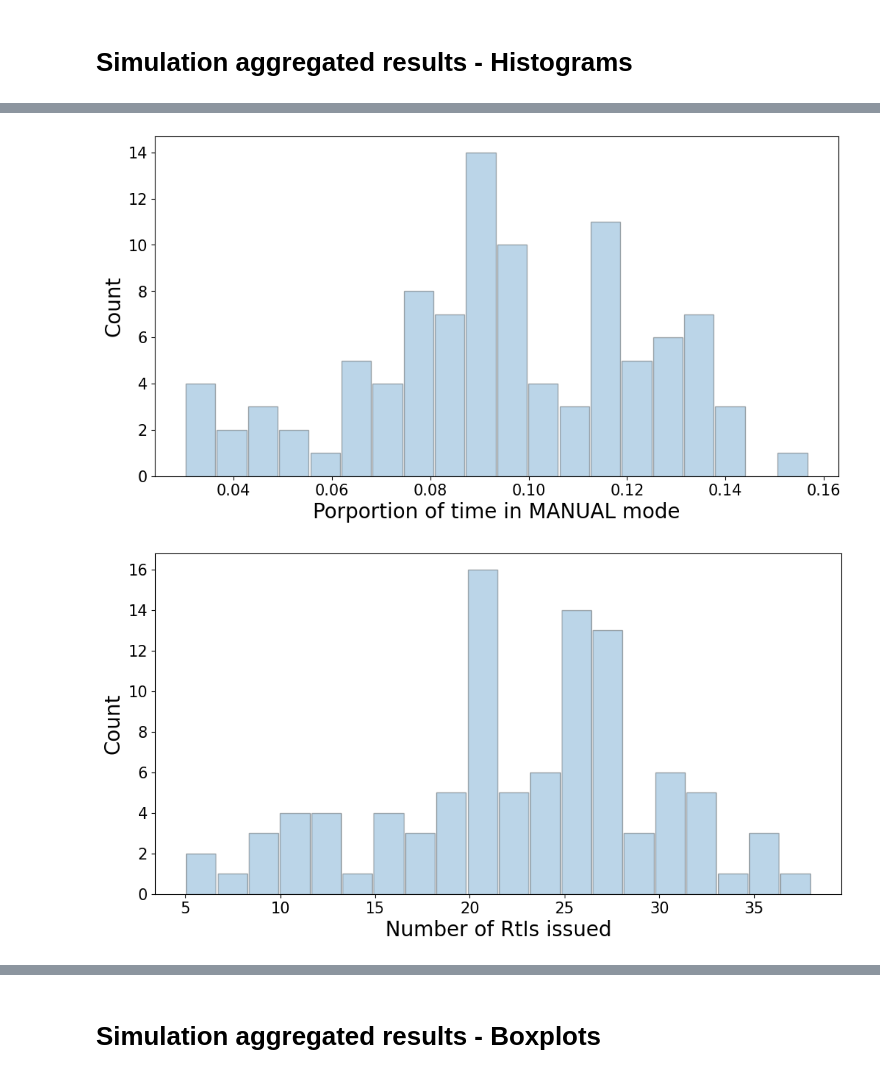
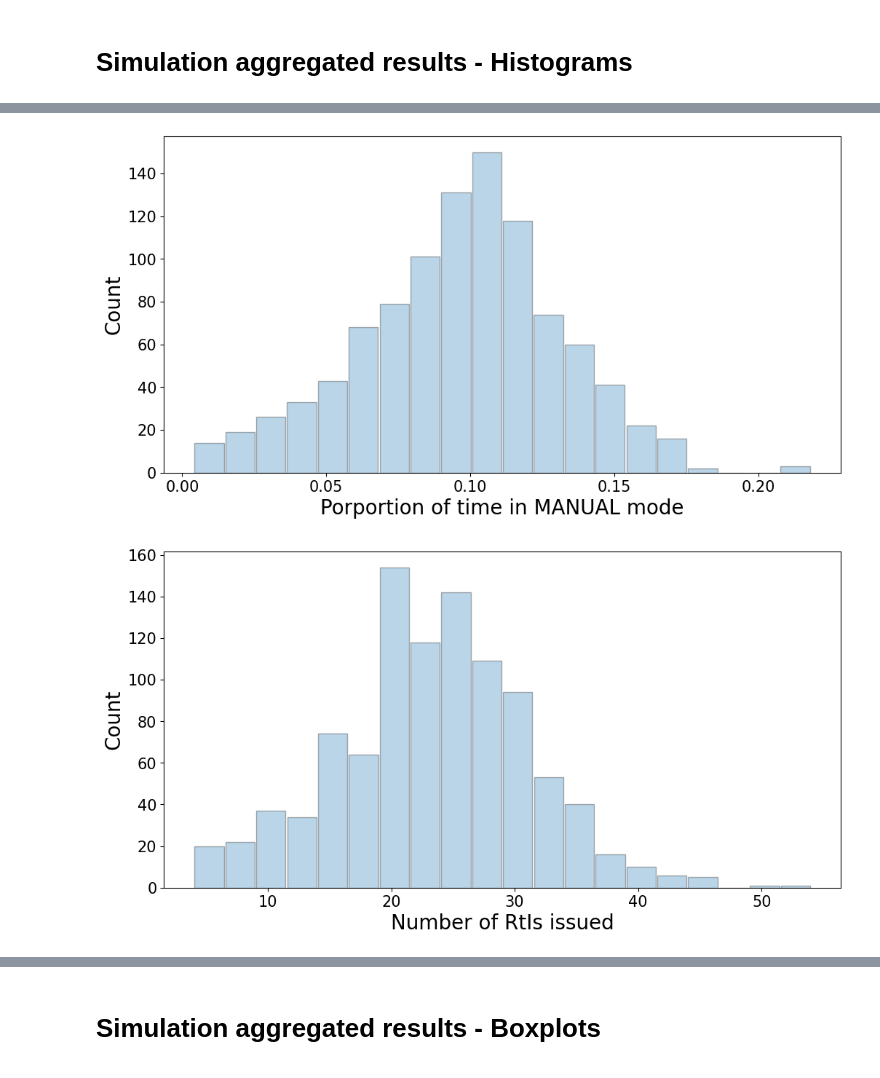
Before and after one commit to roinaveiro/ads_trusto, a Jupyter notebook: plots.ipynb, the cells around one changed output, grey strips where cells are left out. Drawn from its saved outputs; the diff is of its cells as text; code cells hidden in the pictures.

```diff
--- a/plots.ipynb
+++ b/plots.ipynb
@@ -347,6 +219,6 @@ plot_.figure.savefig("figs/driver_state.png")
 # %% [markdown]
 # Simulation aggregated results - Histograms
 # %%
-df = pd.read_csv("results/sim2.csv")
-path = "figs/sim2/"
+df = pd.read_csv("results/sim3.csv")
+path = "figs/sim3/"
 # %%
@@ -383,9 +276,9 @@ def plot_hist(df, x, xlab, path):
 # %%
-plot_hist(df, 'prop_manual', 'Porportion of time in MANUAL mode', path + 'prop_time_man_test.png')
+plot_hist(df, 'prop_manual', 'Porportion of time in MANUAL mode', path + 'prop_time_man_less.png')
 # %% [output]
-[figure, old version]
+[figure, new version]
 # %%
-plot_hist(df, 'n_RtI', 'Number of RtIs issued', path + 'n_RtI_test.png')
+plot_hist(df, 'n_RtI', 'Number of RtIs issued', path + 'n_RtI_less.png')
 # %% [output]
-[figure, old version]
+[figure, new version]
 # %%
```
Also changed, not shown: parts of 20 cells of this notebook, 33 other files.
